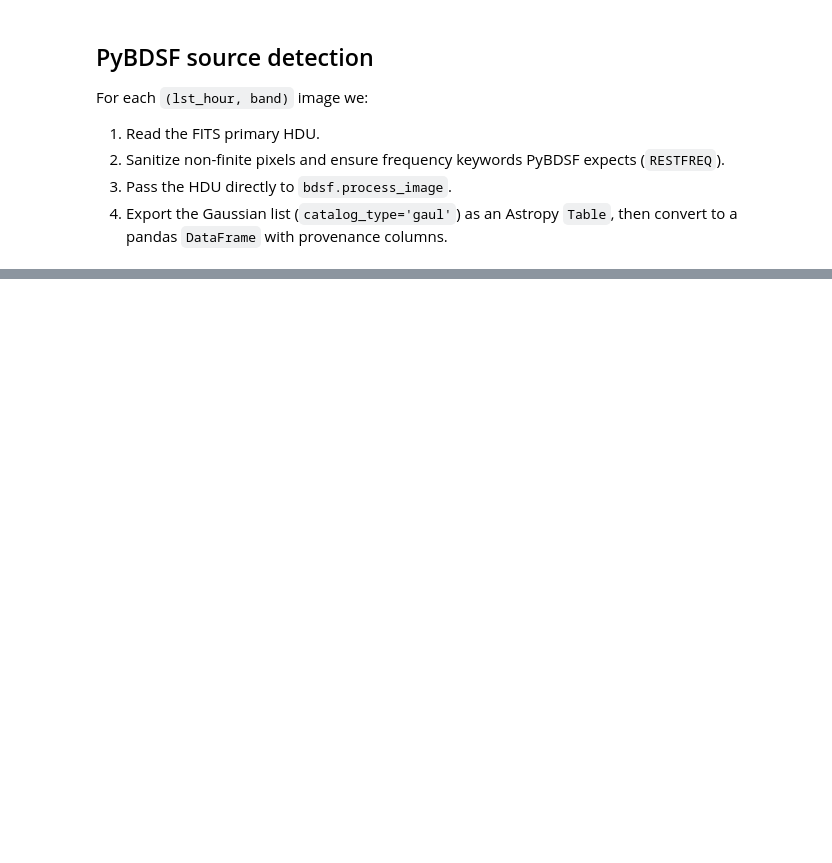
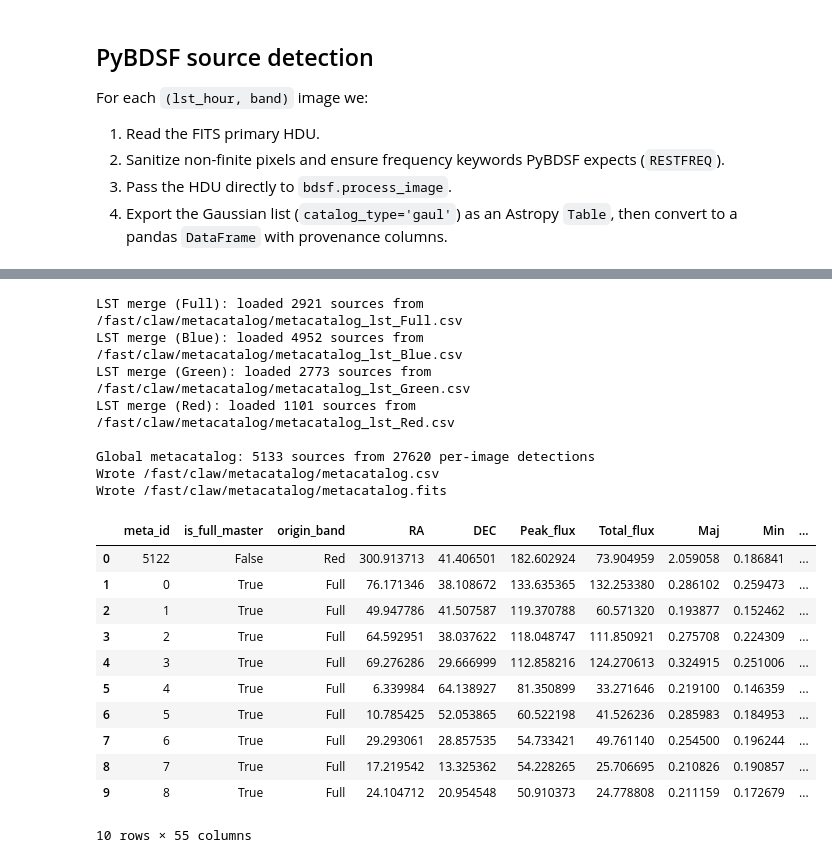
Before and after one commit to ovro-lwa/ovro-lwa-portal, a Jupyter notebook: notebooks/ovro_lwa_metacatalog.ipynb, the cells around one changed output, grey strips where cells are left out. Saved outputs shown, nothing was run; the diff lists cells and outputs as text; code cells hidden in the pictures; blank space fills up the shorter version.

```diff
--- a/notebooks/ovro_lwa_metacatalog.ipynb
+++ b/notebooks/ovro_lwa_metacatalog.ipynb
@@ -49,6 +51,9 @@ BDSF_KW = dict(
 LST_HOURS = ["01h", "02h", "03h"]
 ASSOC_BANDS = ("Blue", "Green", "Red")
 
+# When True, skip PyBDSF / LST merge if matching CSVs already exist in OUTPUT_DIR
+REUSE_CACHED_CATALOGS = True
+
 OUTPUT_DIR.mkdir(parents=True, exist_ok=True)
 # %% [markdown]
 ## Filename parsing
@@ -302,17 +382,23 @@ per_image_catalogs: dict[tuple[str, str], pd.DataFrame] = {}
 
 for lst_hour in LST_HOURS:
     for band in COLOR_BANDS:
+        key = (lst_hour, band)
+        csv_path = sources_csv_path(lst_hour, band)
+
+        if REUSE_CACHED_CATALOGS and csv_path.is_file():
+            catalog = load_sources_catalog(csv_path, lst_hour, band)
+            per_image_catalogs[key] = catalog
+            print(f"Loaded: {csv_path.name}  (LST={lst_hour}, band={band}, n={len(catalog)})")
+            continue
+
         path = resolve_fits_slot(FITS_ROOT, lst_hour, band)
         meta = parse_fits_metadata(path)
         if meta is None:
             meta = FitsMetadata(path=path, lst_hour=lst_hour, band=band)
-        key = (lst_hour, band)
         print(f"PyBDSF: {path.name}  (LST={lst_hour}, band={band})")
         catalog = detect_sources(meta)
         per_image_catalogs[key] = catalog
-
-        out_csv = OUTPUT_DIR / f"sources_{lst_hour}_{band}.csv"
-        catalog.to_csv(out_csv, index=False)
-        print(f"  -> {len(catalog)} sources written to {out_csv}")
+        catalog.to_csv(csv_path, index=False)
+        print(f"  -> {len(catalog)} sources written to {csv_path}")
 
 len(per_image_catalogs)
@@ -536,26 +665,67 @@ def build_global_metacatalog(lst_merged: dict[str, pd.DataFrame]) -> pd.DataFram
 # %%
 lst_merged: dict[str, pd.DataFrame] = {}
 
-for band in COLOR_BANDS:
-    band_catalogs = [per_image_catalogs[(lst, band)] for lst in LST_HOURS if (lst, band) in per_image_catalogs]
-    merged = merge_lst_metacatalog(band_catalogs, band=band)
-    lst_merged[band] = merged
-    out_csv = OUTPUT_DIR / f"metacatalog_lst_{band}.csv"
-    merged.to_csv(out_csv, index=False)
-    print(f"LST merge ({band}): {len(merged)} sources -> {out_csv}")
+if REUSE_CACHED_CATALOGS and all_lst_merged_cached():
+    lst_merged = load_lst_merged_from_disk()
+    for band in COLOR_BANDS:
+        print(
+            f"LST merge ({band}): loaded {len(lst_merged[band])} sources from {lst_merged_csv_path(band)}"
+        )
+else:
+    if not per_image_catalogs and REUSE_CACHED_CATALOGS and all_sources_cached():
+        per_image_catalogs.update(load_per_image_catalogs_from_disk())
+        print(f"Loaded {len(per_image_catalogs)} per-image catalogs from {OUTPUT_DIR}")
+
+    for band in COLOR_BANDS:
+        band_catalogs = [
+            per_image_catalogs[(lst, band)]
+            for lst in LST_HOURS
+            if (lst, band) in per_image_catalogs
+        ]
+        merged = merge_lst_metacatalog(band_catalogs, band=band)
+        lst_merged[band] = merged
+        out_csv = lst_merged_csv_path(band)
+        merged.to_csv(out_csv, index=False)
+        print(f"LST merge ({band}): {len(merged)} sources -> {out_csv}")
 
 metacatalog = build_global_metacatalog(lst_merged)
 
 meta_csv = OUTPUT_DIR / "metacatalog.csv"
 meta_fits = OUTPUT_DIR / "metacatalog.fits"
 metacatalog.to_csv(meta_csv, index=False)
 Table.from_pandas(metacatalog).write(meta_fits, overwrite=True)
 
-n_detections = sum(len(df) for df in per_image_catalogs.values())
-print(f"\nGlobal metacatalog: {len(metacatalog)} sources from {n_detections} per-image detections")
+if per_image_catalogs:
+    n_inputs = sum(len(df) for df in per_image_catalogs.values())
+    input_desc = f"{n_inputs} per-image detections"
+else:
+    n_inputs = sum(int(df["n_lst_contributions"].sum()) for df in lst_merged.values())
+    input_desc = f"{n_inputs} LST-merged rows (cached)"
+print(f"\nGlobal metacatalog: {len(metacatalog)} sources from {input_desc}")
 print(f"Wrote {meta_csv}")
 print(f"Wrote {meta_fits}")
 metacatalog.head(10)
+# %% [output]
+LST merge (Full): loaded 2921 sources from /fast/claw/metacatalog/metacatalog_lst_Full.csv
+LST merge (Blue): loaded 4952 sources from /fast/claw/metacatalog/metacatalog_lst_Blue.csv
+LST merge (Green): loaded 2773 sources from /fast/claw/metacatalog/metacatalog_lst_Green.csv
+LST merge (Red): loaded 1101 sources from /fast/claw/metacatalog/metacatalog_lst_Red.csv
+
+Global metacatalog: 5133 sources from 27620 per-image detections
+Wrote /fast/claw/metacatalog/metacatalog.csv
+Wrote /fast/claw/metacatalog/metacatalog.fits
+|  | meta_id | is_full_master | origin_band | RA | DEC | Peak_flux | Total_flux | Maj | Min | ... |
+| 0 | 5122 | False | Red | 300.913713 | 41.406501 | 182.602924 | 73.904959 | 2.059058 | 0.186841 | ... |
+| 1 | 0 | True | Full | 76.171346 | 38.108672 | 133.635365 | 132.253380 | 0.286102 | 0.259473 | ... |
+| 2 | 1 | True | Full | 49.947786 | 41.507587 | 119.370788 | 60.571320 | 0.193877 | 0.152462 | ... |
+| 3 | 2 | True | Full | 64.592951 | 38.037622 | 118.048747 | 111.850921 | 0.275708 | 0.224309 | ... |
+| 4 | 3 | True | Full | 69.276286 | 29.666999 | 112.858216 | 124.270613 | 0.324915 | 0.251006 | ... |
+| 5 | 4 | True | Full | 6.339984 | 64.138927 | 81.350899 | 33.271646 | 0.219100 | 0.146359 | ... |
+| 6 | 5 | True | Full | 10.785425 | 52.053865 | 60.522198 | 41.526236 | 0.285983 | 0.184953 | ... |
+| 7 | 6 | True | Full | 29.293061 | 28.857535 | 54.733421 | 49.761140 | 0.254500 | 0.196244 | ... |
+| 8 | 7 | True | Full | 17.219542 | 13.325362 | 54.228265 | 25.706695 | 0.210826 | 0.190857 | ... |
+| 9 | 8 | True | Full | 24.104712 | 20.954548 | 50.910373 | 24.778808 | 0.211159 | 0.172679 | ... |
+10 rows × 55 columns
 # %%
 # LST merge yield (Full band)
 full_lst = lst_merged["Full"]
```
Also changed, not shown: parts of 7 cells of this notebook, 1 other file.
